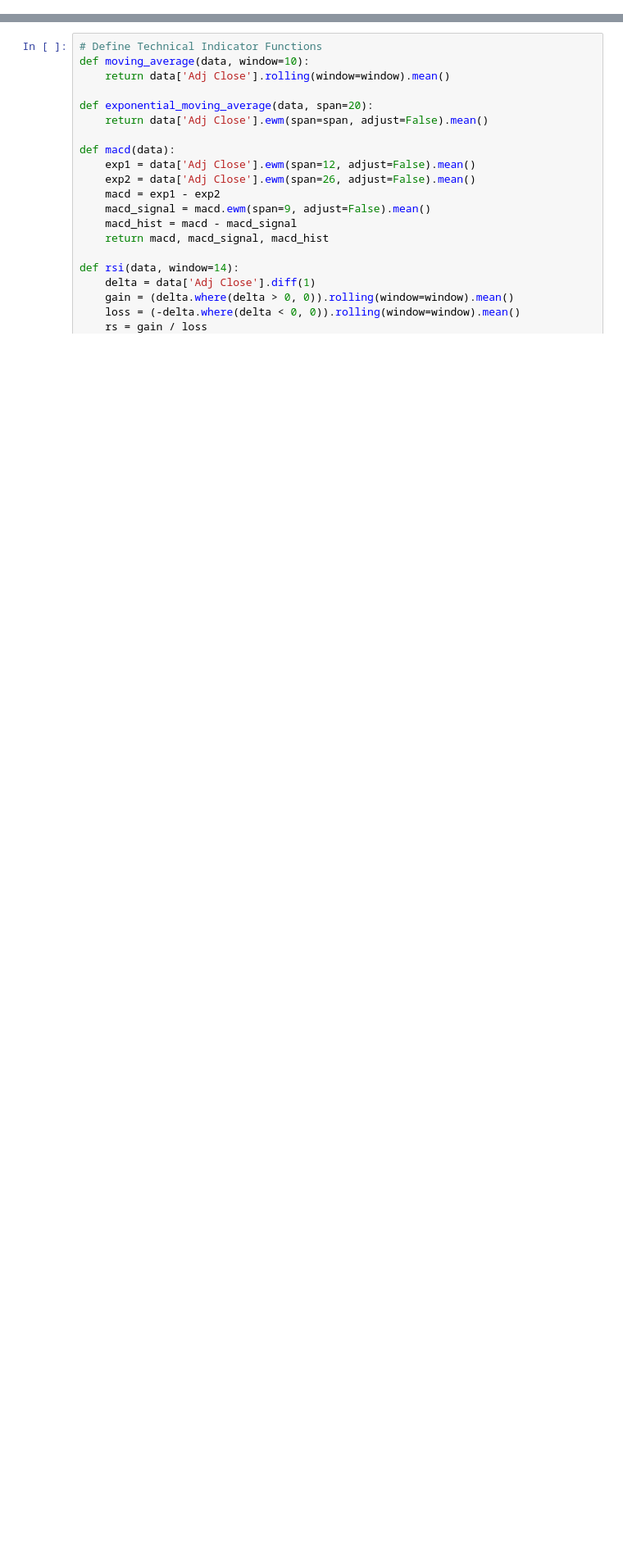
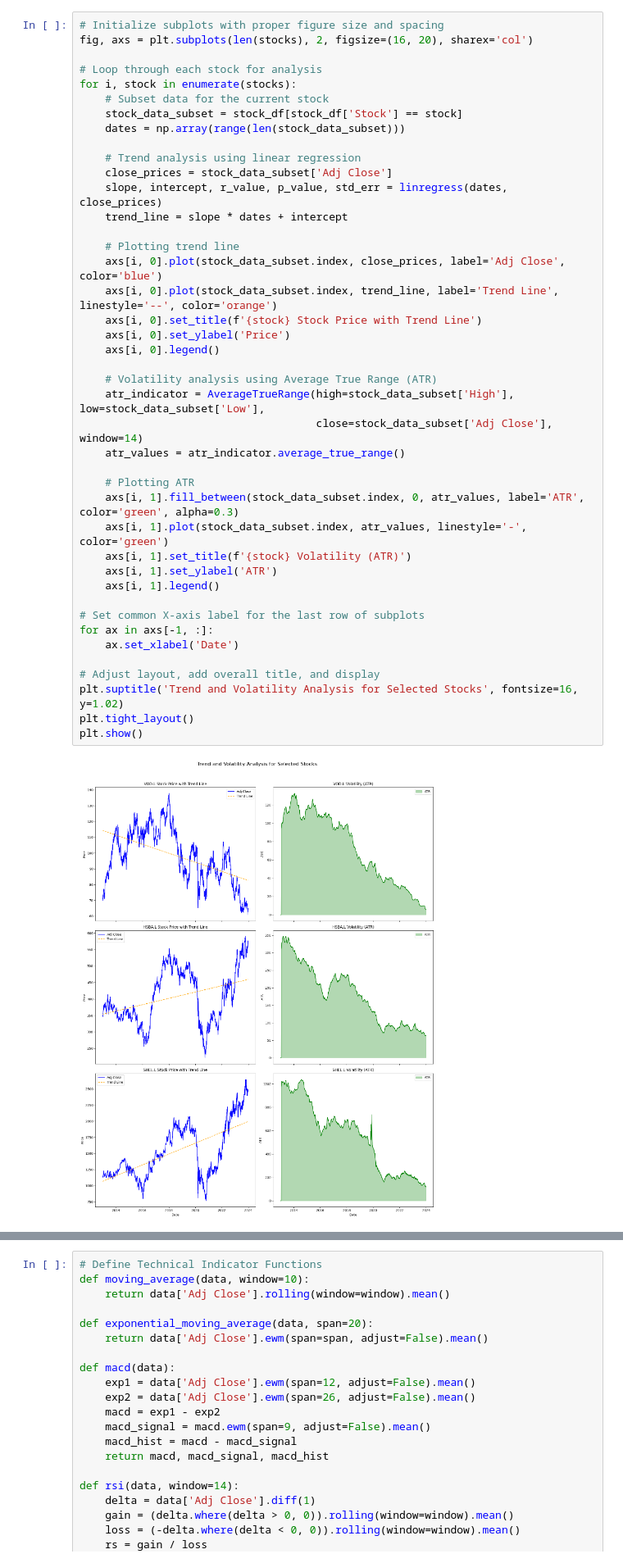
Before and after one commit to Damilolaori/Final-Project-, a Jupyter notebook: Oluwadamilola_Abimbola_Orimoogunje_21019292.ipynb, the cells around one changed output, grey strips where cells are left out. Shown at 82% size. Saved outputs shown, nothing was run; the diff lists cells and outputs as text; blank space fills up the shorter version.

```diff
--- a/Oluwadamilola_Abimbola_Orimoogunje_21019292.ipynb
+++ b/Oluwadamilola_Abimbola_Orimoogunje_21019292.ipynb
@@ -343,0 +136,44 @@ stock_VOD = fetch_stock_data(symbol, start_datee, end_datee)
+# %%
+# Initialize subplots with proper figure size and spacing
+fig, axs = plt.subplots(len(stocks), 2, figsize=(16, 20), sharex='col')
+
+# Loop through each stock for analysis
+for i, stock in enumerate(stocks):
+    # Subset data for the current stock
+    stock_data_subset = stock_df[stock_df['Stock'] == stock]
+    dates = np.array(range(len(stock_data_subset)))
+
+    # Trend analysis using linear regression
+    close_prices = stock_data_subset['Adj Close']
+    slope, intercept, r_value, p_value, std_err = linregress(dates, close_prices)
+    trend_line = slope * dates + intercept
+
+    # Plotting trend line
+    axs[i, 0].plot(stock_data_subset.index, close_prices, label='Adj Close', color='blue')
+    axs[i, 0].plot(stock_data_subset.index, trend_line, label='Trend Line', linestyle='--', color='orange')
+    axs[i, 0].set_title(f'{stock} Stock Price with Trend Line')
+    axs[i, 0].set_ylabel('Price')
+    axs[i, 0].legend()
+
+    # Volatility analysis using Average True Range (ATR)
+    atr_indicator = AverageTrueRange(high=stock_data_subset['High'], low=stock_data_subset['Low'],
+                                     close=stock_data_subset['Adj Close'], window=14)
+    atr_values = atr_indicator.average_true_range()
+
+    # Plotting ATR
+    axs[i, 1].fill_between(stock_data_subset.index, 0, atr_values, label='ATR', color='green', alpha=0.3)
+    axs[i, 1].plot(stock_data_subset.index, atr_values, linestyle='-', color='green')
+    axs[i, 1].set_title(f'{stock} Volatility (ATR)')
+    axs[i, 1].set_ylabel('ATR')
+    axs[i, 1].legend()
+
+# Set common X-axis label for the last row of subplots
+for ax in axs[-1, :]:
+    ax.set_xlabel('Date')
+
+# Adjust layout, add overall title, and display
+plt.suptitle('Trend and Volatility Analysis for Selected Stocks', fontsize=16, y=1.02)
+plt.tight_layout()
+plt.show()
+# %% [output]
+[figure, added]
```
Also changed, not shown: parts of 77 cells of this notebook.
